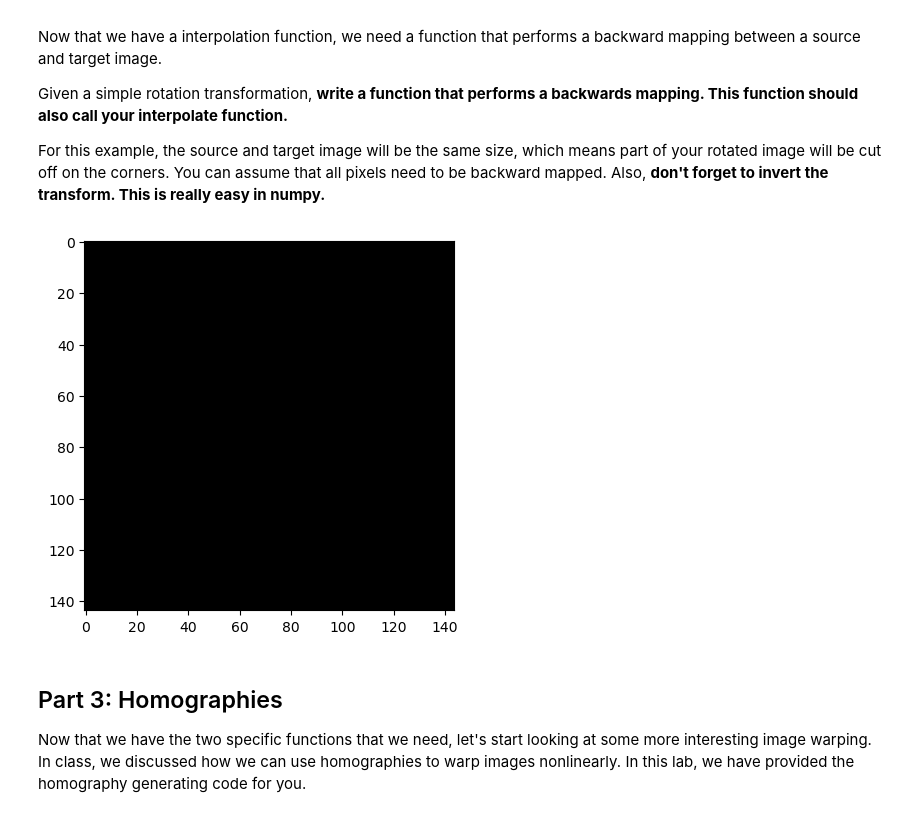
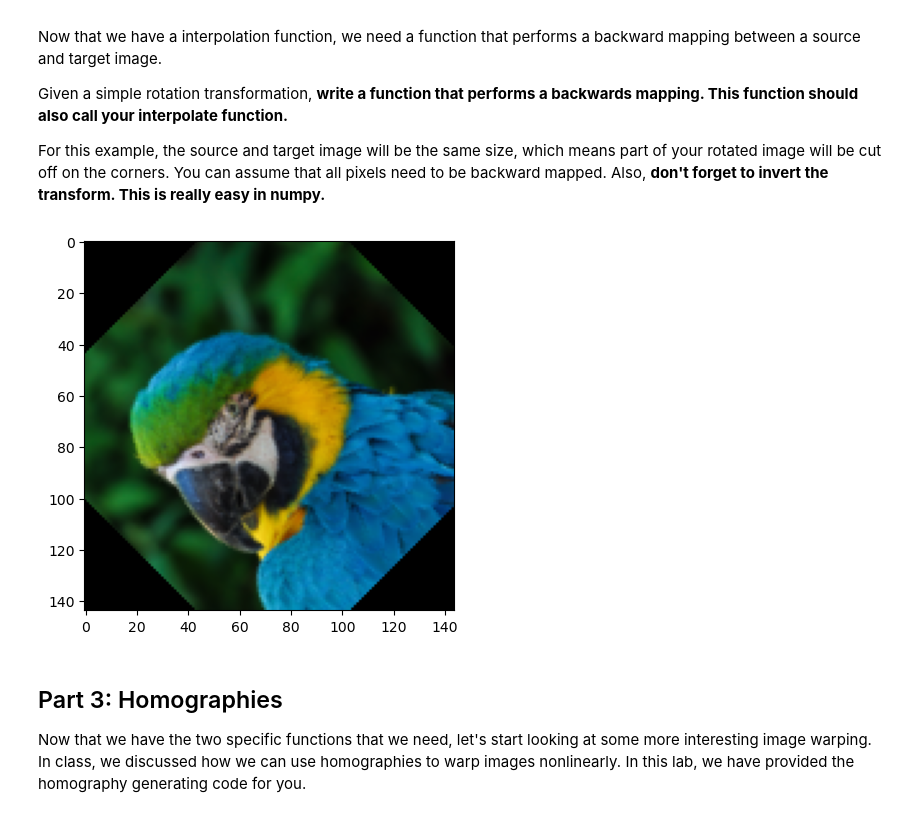
Before and after one commit to tristan-brown1/CS-355, a Jupyter notebook: Lab9/Lab9-ImageWarping-v2.ipynb, the cells around one changed output. Drawn from its saved outputs; the diff is of its cells as text; code cells hidden in the pictures.

```diff
--- a/Lab9/Lab9-ImageWarping-v2.ipynb
+++ b/Lab9/Lab9-ImageWarping-v2.ipynb
@@ -77,28 +85,34 @@ For this example, the source and target image will be the same size, which means
 # %%
 def backmap1(image, transform):
 
     h,w,_ = image.shape
 
-    result = np.zeros((h,w,3), dtype="uint8")
+    result = np.zeros((h,w,3))
 
-    #Your Code Here
+    inverted_matrix = np.linalg.inv(transform)
+    for x in range(h):
+        for y in range(w):
+            point = np.dot(inverted_matrix, np.array([x,y,1]))
+            if point[0] < w and point[1] < h and point[0] >= 0 and point[1] >= 0:
+                result[x,y] = interpolate(image, point[0], point[1])
+
 
     return result
 
 
 from math import sin,cos,pi
 
 filename = "test.png"
 im = plt.imread(filename)
 
 transform = np.array([[cos(45 * pi/180), -sin(45 * pi/180), w/2],[sin(45 * pi/180),cos(45 * pi/180),-h/5],[0,0,1]])
 
 result = backmap1(im,transform)
 
 plt.imshow(result,vmin=0)
 plt.show()
 # %% [output]
-[figure, old version]
+[figure, new version]
 # %% [markdown]
 ## Part 3: Homographies
 
```
Also changed, not shown: parts of 3 cells of this notebook.
